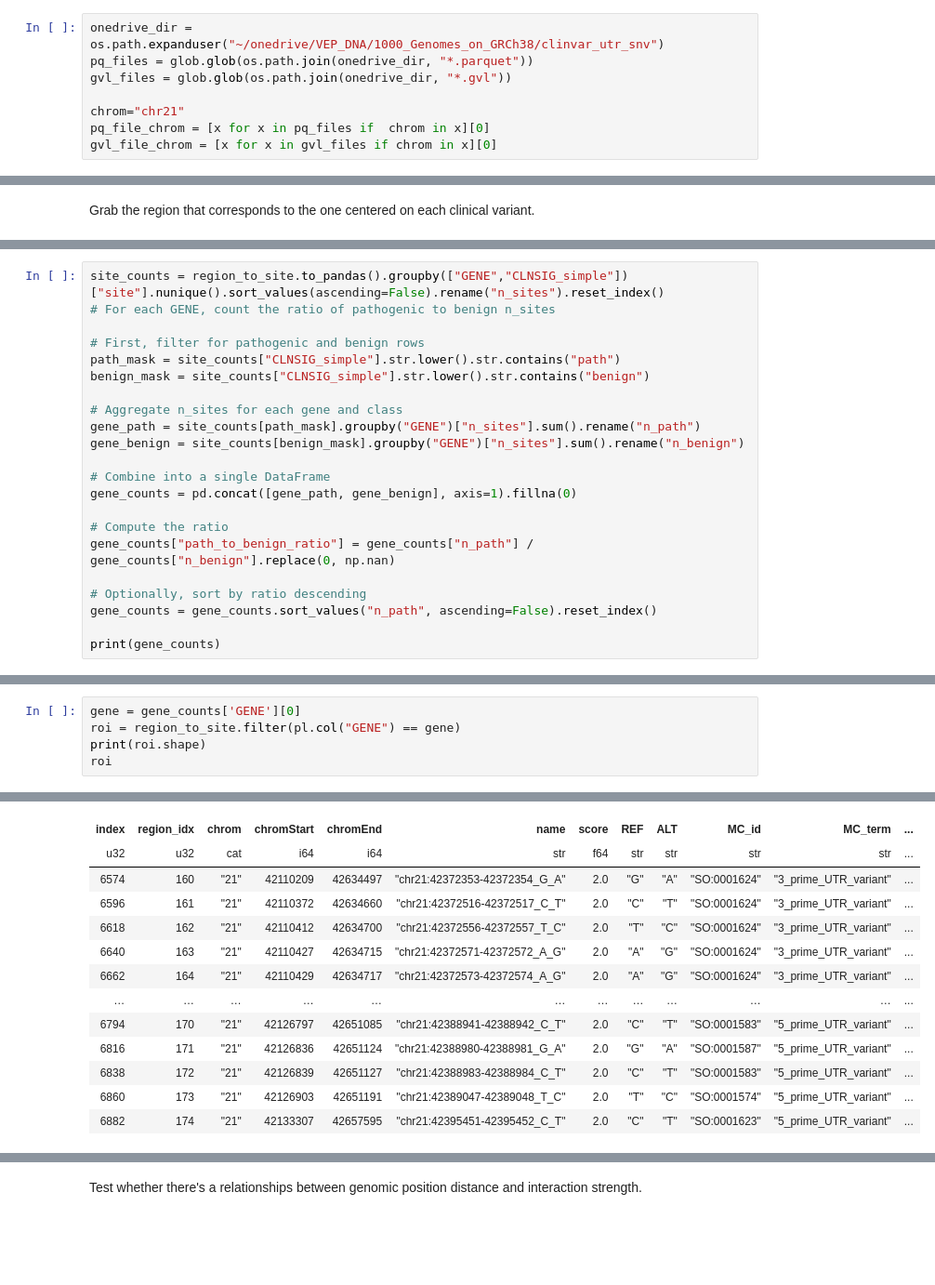
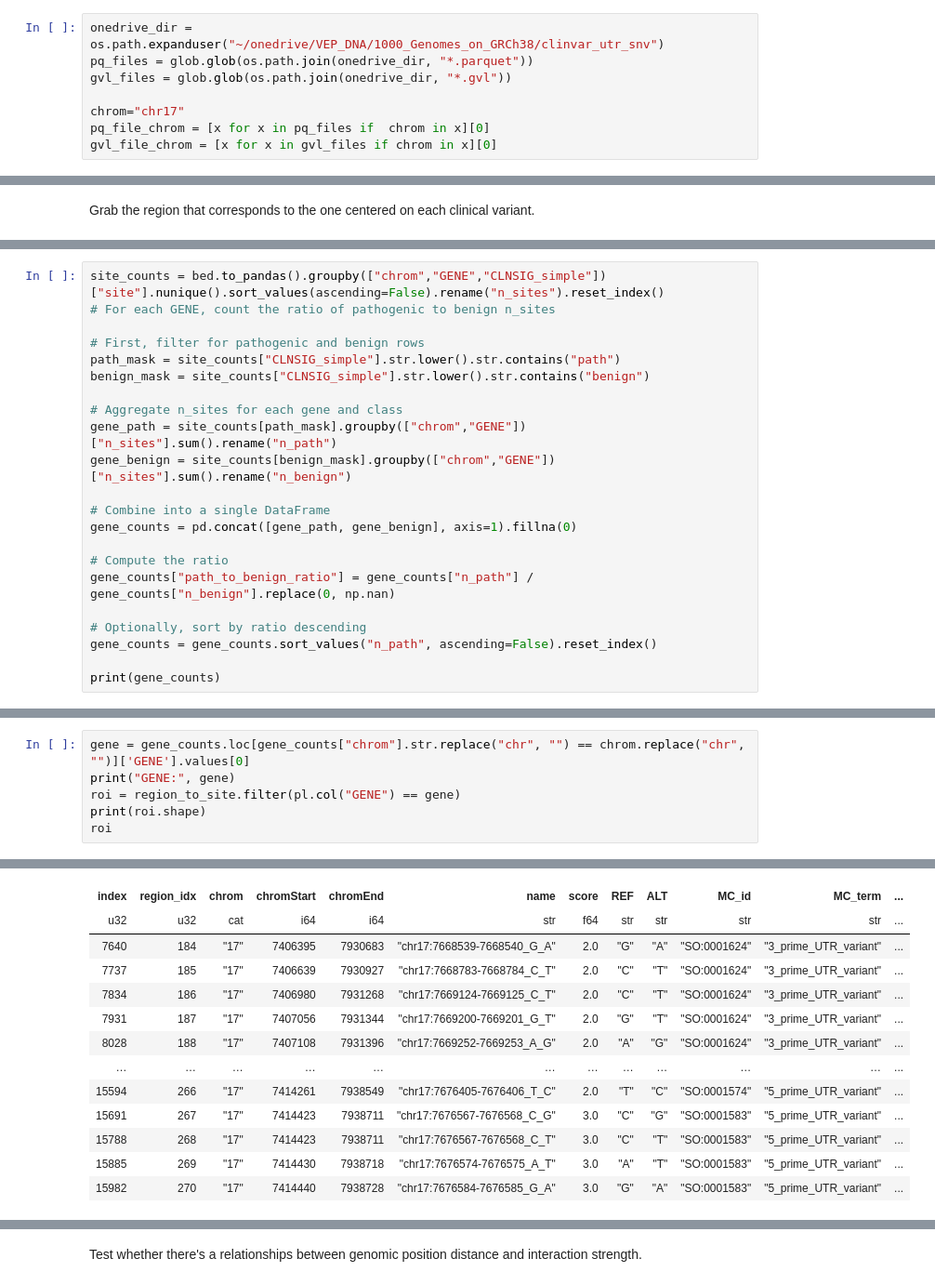
Before and after one commit to bschilder/VEP_DNA, a Jupyter notebook: notebooks/variant_attribution.ipynb, the cells around one changed output, grey strips where cells are left out. Shown at 93% size. Cells and saved outputs as stored; diff of their text form; blank space fills up the shorter version.

```diff
--- a/notebooks/variant_attribution.ipynb
+++ b/notebooks/variant_attribution.ipynb
@@ -288,6 +50,6 @@ onedrive_dir = os.path.expanduser("~/onedrive/VEP_DNA/1000_Genomes_on_GRCh38/cli
 pq_files = glob.glob(os.path.join(onedrive_dir, "*.parquet"))
 gvl_files = glob.glob(os.path.join(onedrive_dir, "*.gvl"))
 
-chrom="chr21"
+chrom="chr17"
 pq_file_chrom = [x for x in pq_files if  chrom in x][0]
 gvl_file_chrom = [x for x in gvl_files if chrom in x][0]
@@ -381,5 +282,5 @@ Select genes based on how many clinical variant they have.
 # %%
-site_counts = region_to_site.to_pandas().groupby(["GENE","CLNSIG_simple"])["site"].nunique().sort_values(ascending=False).rename("n_sites").reset_index()
+site_counts = bed.to_pandas().groupby(["chrom","GENE","CLNSIG_simple"])["site"].nunique().sort_values(ascending=False).rename("n_sites").reset_index()
 # For each GENE, count the ratio of pathogenic to benign n_sites
 
 # First, filter for pathogenic and benign rows
@@ -387,8 +288,8 @@ path_mask = site_counts["CLNSIG_simple"].str.lower().str.contains("path")
 benign_mask = site_counts["CLNSIG_simple"].str.lower().str.contains("benign")
 
 # Aggregate n_sites for each gene and class
-gene_path = site_counts[path_mask].groupby("GENE")["n_sites"].sum().rename("n_path")
-gene_benign = site_counts[benign_mask].groupby("GENE")["n_sites"].sum().rename("n_benign")
+gene_path = site_counts[path_mask].groupby(["chrom","GENE"])["n_sites"].sum().rename("n_path")
+gene_benign = site_counts[benign_mask].groupby(["chrom","GENE"])["n_sites"].sum().rename("n_benign")
 
 # Combine into a single DataFrame
 gene_counts = pd.concat([gene_path, gene_benign], axis=1).fillna(0)
@@ -421,5 +321,6 @@ print(gene_counts)
 # %%
-gene = gene_counts['GENE'][0]
+gene = gene_counts.loc[gene_counts["chrom"].str.replace("chr", "") == chrom.replace("chr", "")]['GENE'].values[0]
+print("GENE:", gene)
 roi = region_to_site.filter(pl.col("GENE") == gene)
 print(roi.shape)
 roi
@@ -429,13 +331,13 @@ shape: (15, 100)
 | index | region_idx | chrom | chromStart | chromEnd | name | score | REF | ALT | MC_id | MC_term | ... |
 | u32 | u32 | cat | i64 | i64 | str | f64 | str | str | str | str | ... |
-| 6574 | 160 | "21" | 42110209 | 42634497 | "chr21:42372353-42372354_G_A" | 2.0 | "G" | "A" | "SO:0001624" | "3_prime_UTR_variant" | ... |
-| 6596 | 161 | "21" | 42110372 | 42634660 | "chr21:42372516-42372517_C_T" | 2.0 | "C" | "T" | "SO:0001624" | "3_prime_UTR_variant" | ... |
-| 6618 | 162 | "21" | 42110412 | 42634700 | "chr21:42372556-42372557_T_C" | 2.0 | "T" | "C" | "SO:0001624" | "3_prime_UTR_variant" | ... |
-| 6640 | 163 | "21" | 42110427 | 42634715 | "chr21:42372571-42372572_A_G" | 2.0 | "A" | "G" | "SO:0001624" | "3_prime_UTR_variant" | ... |
-| 6662 | 164 | "21" | 42110429 | 42634717 | "chr21:42372573-42372574_A_G" | 2.0 | "A" | "G" | "SO:0001624" | "3_prime_UTR_variant" | ... |
+| 7640 | 184 | "17" | 7406395 | 7930683 | "chr17:7668539-7668540_G_A" | 2.0 | "G" | "A" | "SO:0001624" | "3_prime_UTR_variant" | ... |
+| 7737 | 185 | "17" | 7406639 | 7930927 | "chr17:7668783-7668784_C_T" | 2.0 | "C" | "T" | "SO:0001624" | "3_prime_UTR_variant" | ... |
+| 7834 | 186 | "17" | 7406980 | 7931268 | "chr17:7669124-7669125_C_T" | 2.0 | "C" | "T" | "SO:0001624" | "3_prime_UTR_variant" | ... |
+| 7931 | 187 | "17" | 7407056 | 7931344 | "chr17:7669200-7669201_G_T" | 2.0 | "G" | "T" | "SO:0001624" | "3_prime_UTR_variant" | ... |
+| 8028 | 188 | "17" | 7407108 | 7931396 | "chr17:7669252-7669253_A_G" | 2.0 | "A" | "G" | "SO:0001624" | "3_prime_UTR_variant" | ... |
 | … | … | … | … | … | … | … | … | … | … | … | ... |
-| 6794 | 170 | "21" | 42126797 | 42651085 | "chr21:42388941-42388942_C_T" | 2.0 | "C" | "T" | "SO:0001583" | "5_prime_UTR_variant" | ... |
-| 6816 | 171 | "21" | 42126836 | 42651124 | "chr21:42388980-42388981_G_A" | 2.0 | "G" | "A" | "SO:0001587" | "5_prime_UTR_variant" | ... |
-| 6838 | 172 | "21" | 42126839 | 42651127 | "chr21:42388983-42388984_C_T" | 2.0 | "C" | "T" | "SO:0001583" | "5_prime_UTR_variant" | ... |
-| 6860 | 173 | "21" | 42126903 | 42651191 | "chr21:42389047-42389048_T_C" | 2.0 | "T" | "C" | "SO:0001574" | "5_prime_UTR_variant" | ... |
-| 6882 | 174 | "21" | 42133307 | 42657595 | "chr21:42395451-42395452_C_T" | 2.0 | "C" | "T" | "SO:0001623" | "5_prime_UTR_variant" | ... |
+| 15594 | 266 | "17" | 7414261 | 7938549 | "chr17:7676405-7676406_T_C" | 2.0 | "T" | "C" | "SO:0001574" | "5_prime_UTR_variant" | ... |
+| 15691 | 267 | "17" | 7414423 | 7938711 | "chr17:7676567-7676568_C_G" | 3.0 | "C" | "G" | "SO:0001583" | "5_prime_UTR_variant" | ... |
+| 15788 | 268 | "17" | 7414423 | 7938711 | "chr17:7676567-7676568_C_T" | 3.0 | "C" | "T" | "SO:0001583" | "5_prime_UTR_variant" | ... |
+| 15885 | 269 | "17" | 7414430 | 7938718 | "chr17:7676574-7676575_A_T" | 3.0 | "A" | "T" | "SO:0001583" | "5_prime_UTR_variant" | ... |
+| 15982 | 270 | "17" | 7414440 | 7938728 | "chr17:7676584-7676585_G_A" | 3.0 | "G" | "A" | "SO:0001583" | "5_prime_UTR_variant" | ... |
```
Also changed, not shown: parts of 53 cells of this notebook, 4 other files.
